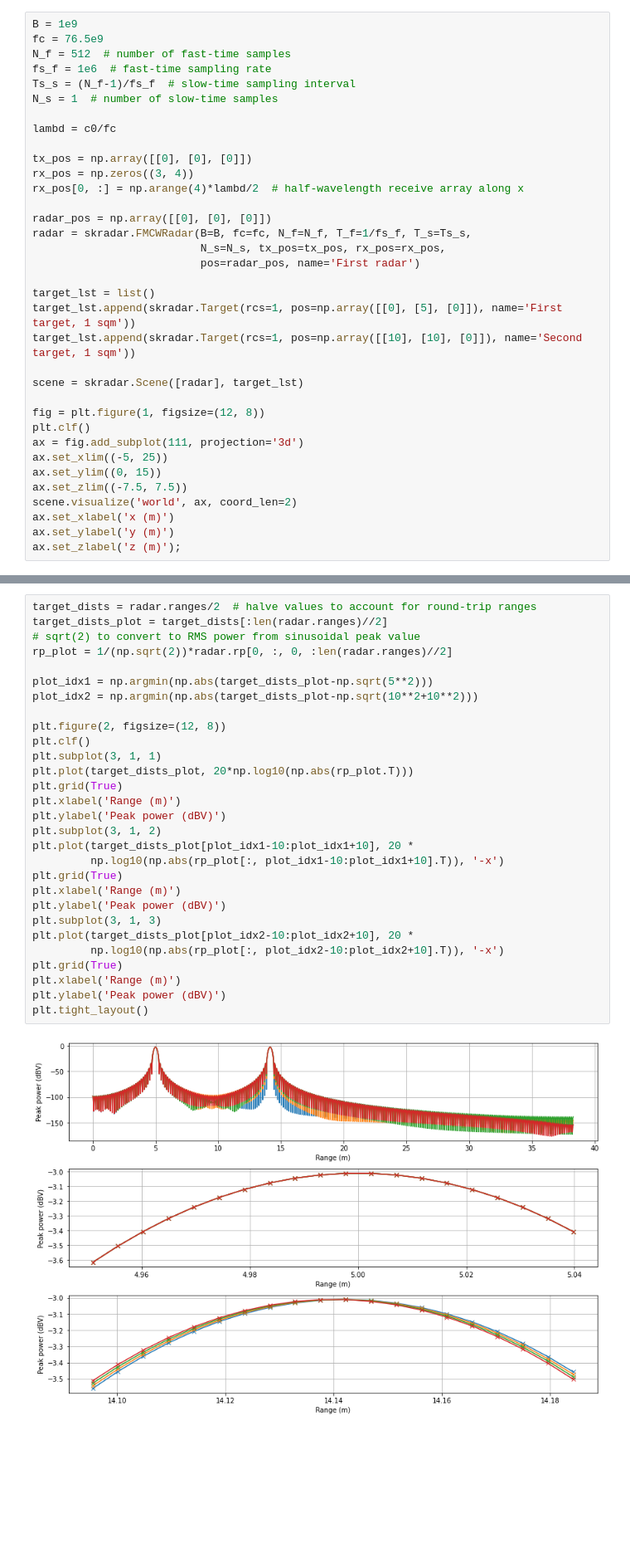
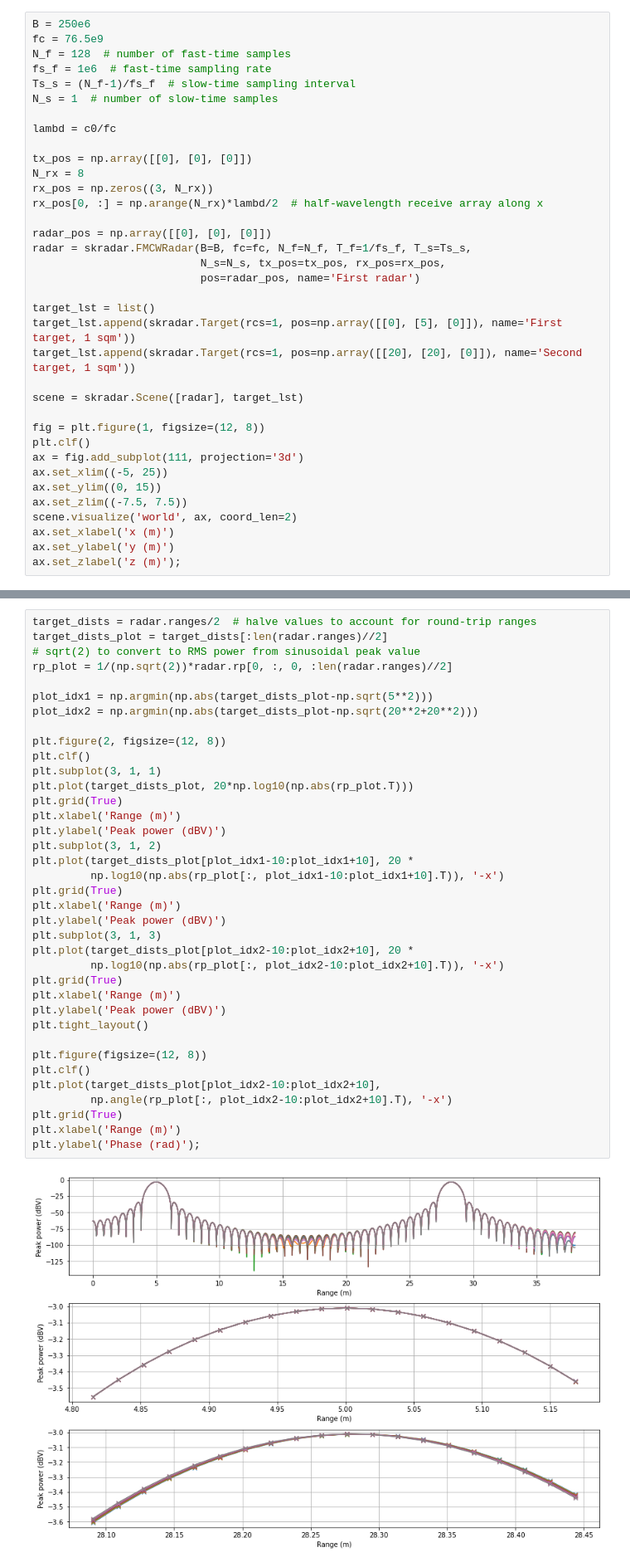
Before and after one commit to rf-eng/scikit-radar, a Jupyter notebook: docs/examples/single_static_target_DOA_ULA.ipynb, the cells around one changed output, grey strips where cells are left out. Shown at 83% size. Drawn from its saved outputs; the diff is of its cells as text; blank space fills up the shorter version.

Commit message:
single_static_target_DOA_ULA: Angle proc. plots

```diff
--- a/docs/examples/single_static_target_DOA_ULA.ipynb
+++ b/docs/examples/single_static_target_DOA_ULA.ipynb
@@ -11,7 +11,7 @@
 # %%
-B = 1e9
+B = 250e6
 fc = 76.5e9
-N_f = 512  # number of fast-time samples
+N_f = 128  # number of fast-time samples
 fs_f = 1e6  # fast-time sampling rate
 Ts_s = (N_f-1)/fs_f  # slow-time sampling interval
 N_s = 1  # number of slow-time samples
@@ -19,8 +19,9 @@ N_s = 1  # number of slow-time samples
 lambd = c0/fc
 
 tx_pos = np.array([[0], [0], [0]])
-rx_pos = np.zeros((3, 4))
-rx_pos[0, :] = np.arange(4)*lambd/2  # half-wavelength receive array along x
+N_rx = 8
+rx_pos = np.zeros((3, N_rx))
+rx_pos[0, :] = np.arange(N_rx)*lambd/2  # half-wavelength receive array along x
 
 radar_pos = np.array([[0], [0], [0]])
 radar = skradar.FMCWRadar(B=B, fc=fc, N_f=N_f, T_f=1/fs_f, T_s=Ts_s,
@@ -29,7 +30,7 @@ radar = skradar.FMCWRadar(B=B, fc=fc, N_f=N_f, T_f=1/fs_f, T_s=Ts_s,
 
 target_lst = list()
 target_lst.append(skradar.Target(rcs=1, pos=np.array([[0], [5], [0]]), name='First target, 1 sqm'))
-target_lst.append(skradar.Target(rcs=1, pos=np.array([[10], [10], [0]]), name='Second target, 1 sqm'))
+target_lst.append(skradar.Target(rcs=1, pos=np.array([[20], [20], [0]]), name='Second target, 1 sqm'))
 
 scene = skradar.Scene([radar], target_lst)
 
@@ -56,31 +57,39 @@ We now should see several range profiles with maxima around the two target dista
 # %%
 target_dists = radar.ranges/2  # halve values to account for round-trip ranges
 target_dists_plot = target_dists[:len(radar.ranges)//2]
 # sqrt(2) to convert to RMS power from sinusoidal peak value
 rp_plot = 1/(np.sqrt(2))*radar.rp[0, :, 0, :len(radar.ranges)//2]
 
 plot_idx1 = np.argmin(np.abs(target_dists_plot-np.sqrt(5**2)))
-plot_idx2 = np.argmin(np.abs(target_dists_plot-np.sqrt(10**2+10**2)))
+plot_idx2 = np.argmin(np.abs(target_dists_plot-np.sqrt(20**2+20**2)))
 
 plt.figure(2, figsize=(12, 8))
 plt.clf()
 plt.subplot(3, 1, 1)
 plt.plot(target_dists_plot, 20*np.log10(np.abs(rp_plot.T)))
 plt.grid(True)
 plt.xlabel('Range (m)')
 plt.ylabel('Peak power (dBV)')
 plt.subplot(3, 1, 2)
 plt.plot(target_dists_plot[plot_idx1-10:plot_idx1+10], 20 *
          np.log10(np.abs(rp_plot[:, plot_idx1-10:plot_idx1+10].T)), '-x')
 plt.grid(True)
 plt.xlabel('Range (m)')
 plt.ylabel('Peak power (dBV)')
 plt.subplot(3, 1, 3)
 plt.plot(target_dists_plot[plot_idx2-10:plot_idx2+10], 20 *
          np.log10(np.abs(rp_plot[:, plot_idx2-10:plot_idx2+10].T)), '-x')
 plt.grid(True)
 plt.xlabel('Range (m)')
 plt.ylabel('Peak power (dBV)')
 plt.tight_layout()
+
+plt.figure(figsize=(12, 8))
+plt.clf()
+plt.plot(target_dists_plot[plot_idx2-10:plot_idx2+10],
+         np.angle(rp_plot[:, plot_idx2-10:plot_idx2+10].T), '-x')
+plt.grid(True)
+plt.xlabel('Range (m)')
+plt.ylabel('Phase (rad)');
 # %% [output]
-[figure, old version]
+[figure, new version]
```
Also changed, not shown: parts of 9 cells of this notebook.
